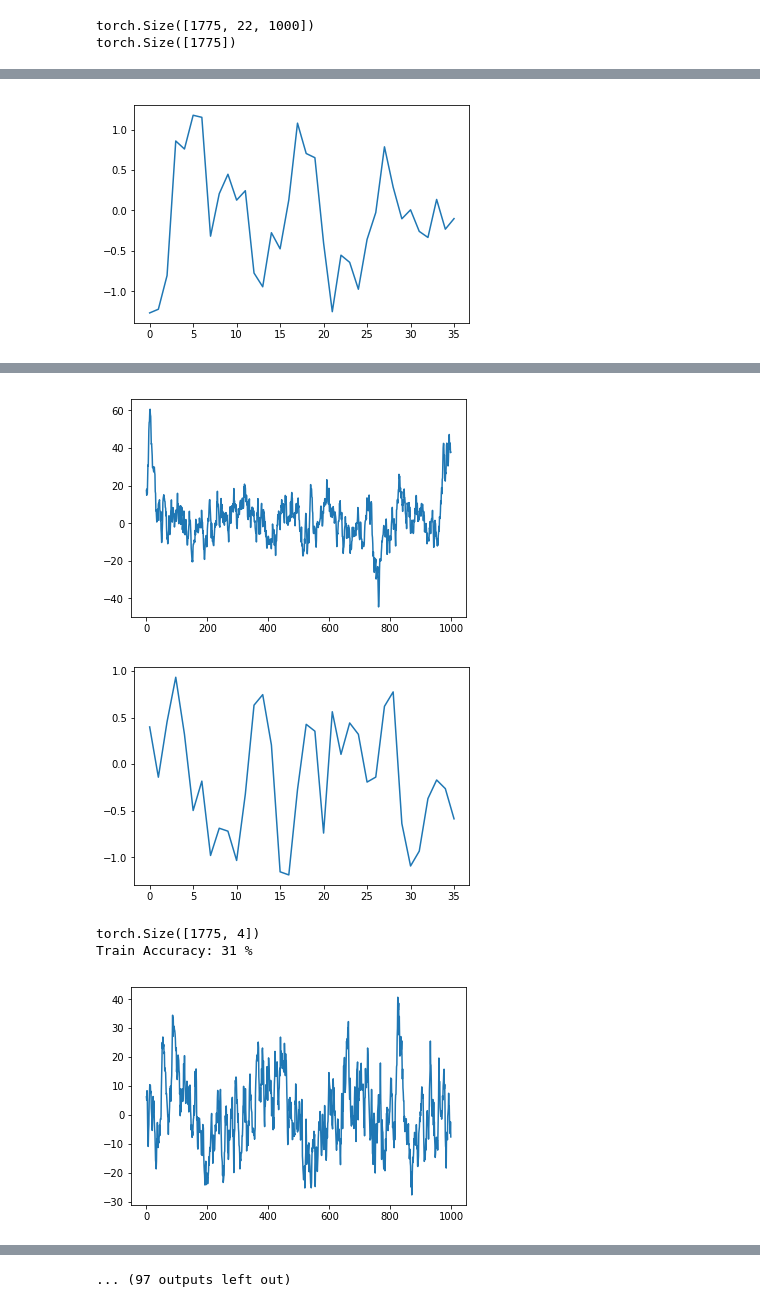
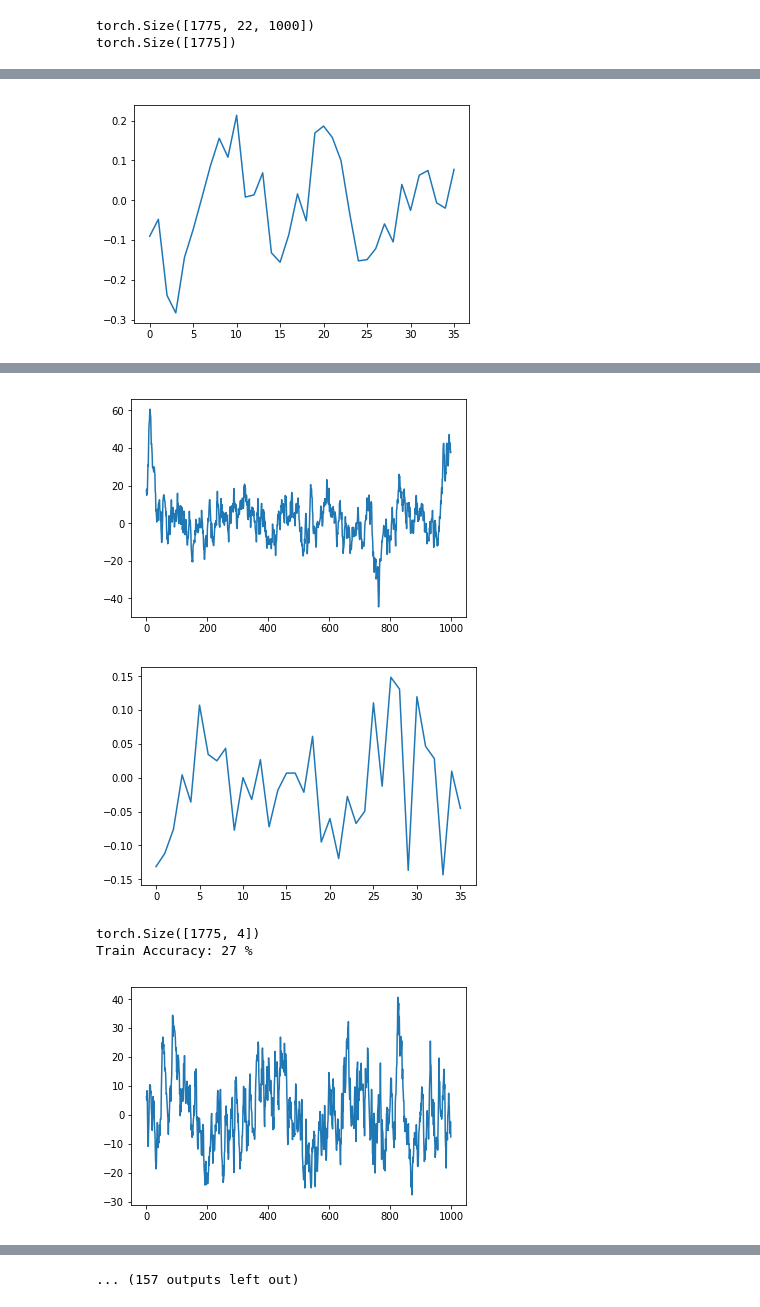
Before and after one commit to jayanthjaiswal/dl-project, a Jupyter notebook: src/vanilla_rnn/Vanilla RNN.ipynb, the cells around one changed output, grey strips where cells are left out. Drawn from its saved outputs; the diff is of its cells as text; code cells hidden in the pictures.

```diff
--- a/src/vanilla_rnn/Vanilla RNN.ipynb
+++ b/src/vanilla_rnn/Vanilla RNN.ipynb
@@ -158,7 +158,7 @@ torch.Size([1775])
 import torch.utils.data
 # %%
 # Dataset Hyper Parameters
-num_epochs = 20
+num_epochs = 30
 batch_size = 100
 # %%
 train_dataset = torch.utils.data.TensorDataset(tensor_x_train,tensor_y_train)
@@ -187,7 +187,7 @@ from VanillaRNN import VanillaRNN
 net = VanillaRNN(
                 conv_layers = True,
                 initial_hidden_layer_sizes = [],#[100],#[100],
-                recurrent_hidden_size = 64,
+                recurrent_hidden_size = 32,
                 recurrent_use_bias = True,
                 recurrent_layer_num = 2,
                 #recurrent_dropout = 0.25,
@@ -205,7 +205,7 @@ net.initialize_weights()
 
 criterion = nn.CrossEntropyLoss()
 #optimizer = torch.optim.RMSprop(net.parameters(), lr=learning_rate)
-optimizer = torch.optim.Adam(net.parameters(), lr=learning_rate, weight_decay=0.01)
+optimizer = torch.optim.Adam(net.parameters(), lr=learning_rate)#, weight_decay=0.01)
 
 
 #optimizer = torch.optim.SGD(net.parameters(), lr=learning_rate, momentum=0.9, nesterov=True)
@@ -302,11 +302,11 @@ for epoch in range(num_epochs):
         loss1.backward(retain_graph=True)
 
         ## hidden state vanishing gradient regularizer
-        hidden_loss, size_loss = net.loss_regularizer()
+        #hidden_loss, size_loss = net.loss_regularizer()
 
         ## general weight l2 regularizer()
 
-        loss = loss1 + reg_hidden_weight*hidden_loss + reg_weight_size*size_loss
+        loss = loss1 #+ reg_hidden_weight*hidden_loss + reg_weight_size*size_loss
 
         #loss = criterion(outputs, labels)
 
@@ -415,2 +415,2 @@ Train Accuracy: 27 %
 [figure]
-[figure, old version]
+[figure, new version]
@@ -434,5 +434,5 @@ max: 5.58793544769e-09, mean: 6.89760781825e-09
 [figure]
-[figure, old version]
+[figure, new version]
 torch.Size([1775, 4])
-Train Accuracy: 31 %
+Train Accuracy: 27 %
 [figure]
@@ -440 +440 @@ Train Accuracy: 31 %
-... (97 outputs left out)
+... (157 outputs left out)
```
Also changed, not shown: parts of 4 cells of this notebook, 1 other file.
